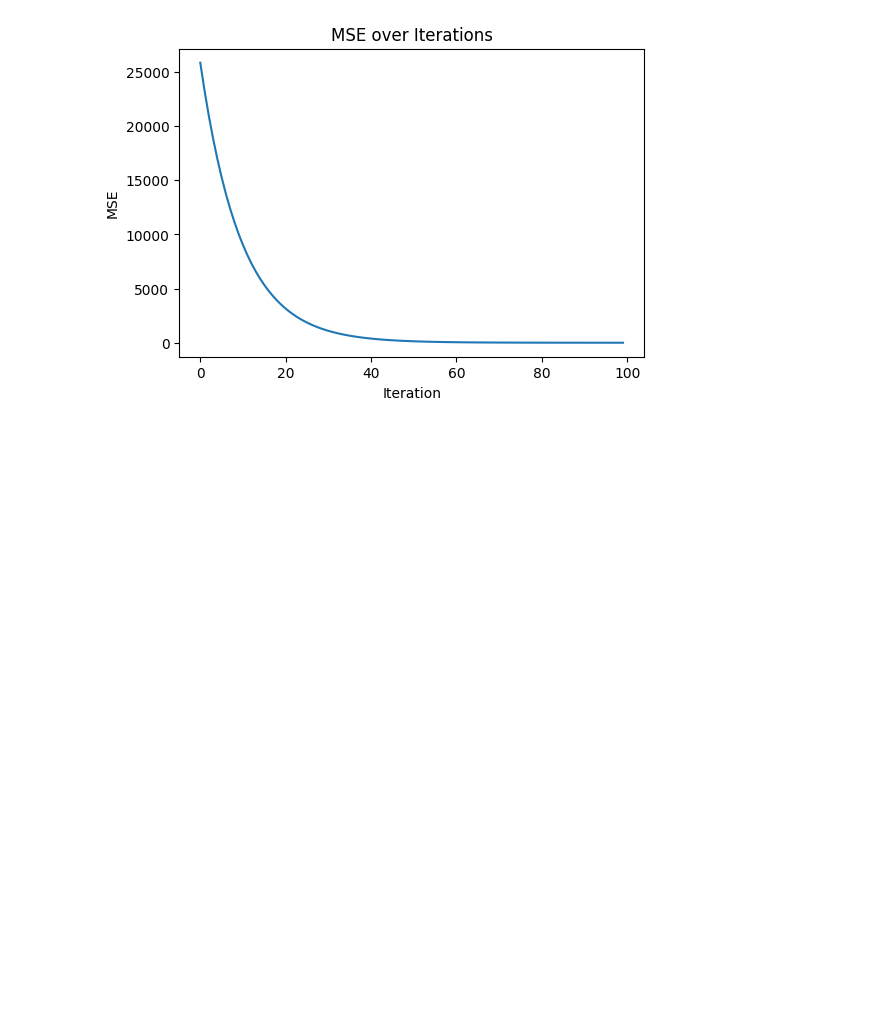
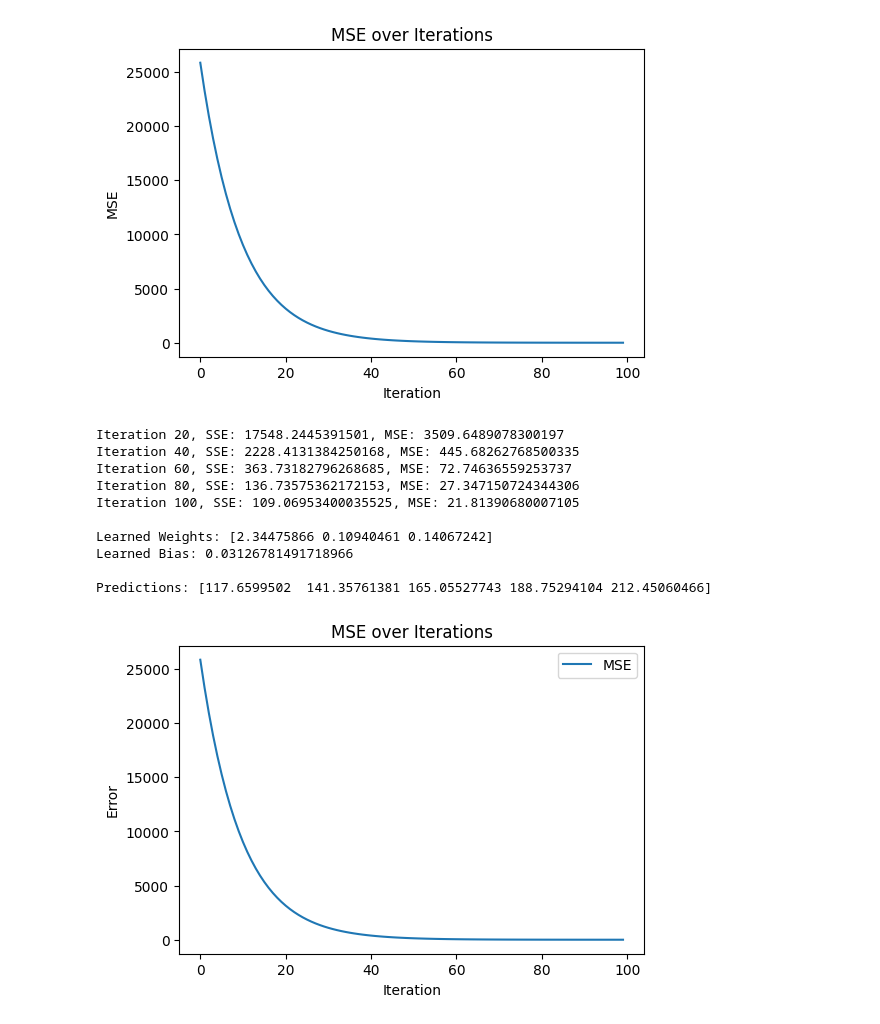
Before and after one commit to Hazem-Amr/GIZ4_AIS2_S1_Ml, a Jupyter notebook: src/ML/Session_1/Assignment/Task LinearReg Using GD.ipynb, the cells around one changed output. Cells and saved outputs as stored; diff of their text form; code cells hidden in the pictures; blank space fills up the shorter version.

```diff
--- a/src/ML/Session_1/Assignment/Task LinearReg Using GD.ipynb
+++ b/src/ML/Session_1/Assignment/Task LinearReg Using GD.ipynb
@@ -239,0 +243,39 @@ Predictions: [117.6599502  141.35761381 165.05527743 188.75294104 212.45060466]
+# %%
+X = np.array([
+    [50, 1, 2],
+    [60, 2, 3],
+    [70, 3, 4],
+    [80, 4, 5],
+    [90, 5, 6]
+])
+
+y = np.array([111, 138, 165, 192, 219])
+
+
+
+model = GeneralizedLinearRegressionGD_Hazem(alpha=0.00001, num_iterations=100)
+model.fit(X, y)
+
+
+params = model.get_params()
+print("\nLearned Weights:", params["weights"])
+print("Learned Bias:", params["bias"])
+
+
+predictions = model.predict(X)
+print("\nPredictions:", predictions)
+
+
+model.plot_loss()
+# %% [output]
+Iteration 20, SSE: 17548.2445391501, MSE: 3509.6489078300197
+Iteration 40, SSE: 2228.4131384250168, MSE: 445.68262768500335
+Iteration 60, SSE: 363.73182796268685, MSE: 72.74636559253737
+Iteration 80, SSE: 136.73575362172153, MSE: 27.347150724344306
+Iteration 100, SSE: 109.06953400035525, MSE: 21.81390680007105
+
+Learned Weights: [2.34475866 0.10940461 0.14067242]
+Learned Bias: 0.03126781491718966
+
+Predictions: [117.6599502  141.35761381 165.05527743 188.75294104 212.45060466]
+[figure, added]
```
Also changed, not shown: parts of 3 cells of this notebook, 2 other files.
